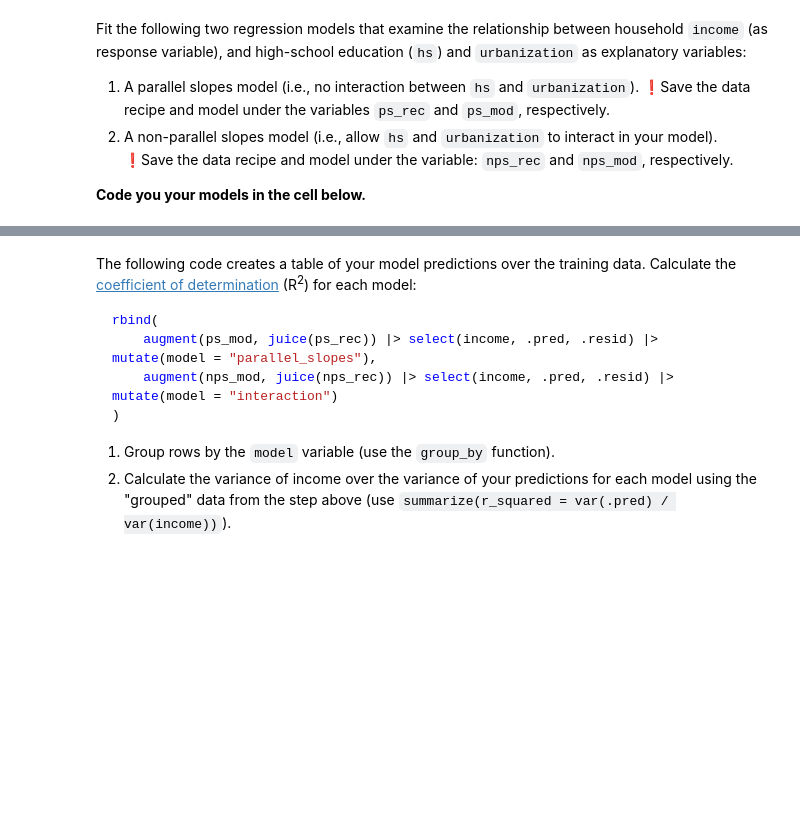
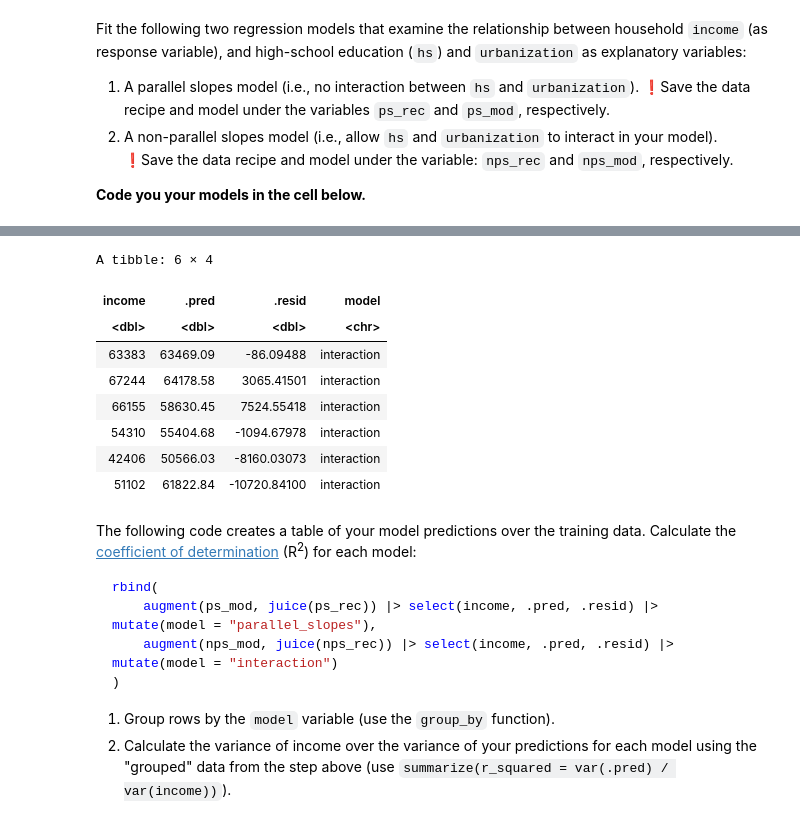
Before and after one commit to UNC-DATA-730/unit-4-assignment-brosario10-ros, a Jupyter notebook: assignment4.ipynb, the cells around one changed output, grey strips where cells are left out. Saved outputs shown, nothing was run; the diff lists cells and outputs as text; code cells hidden in the pictures; blank space fills up the shorter version.

```diff
--- a/assignment4.ipynb
+++ b/assignment4.ipynb
@@ -146,3 +261,16 @@ ps_mod
+# %%
+# Preview the interaction results
+augment(nps_mod, juice(nps_rec_prepped)) |> select(income, .pred, .resid) |> mutate(model = "interaction") |> head()
+# %% [output]
+A tibble: 6 × 4
+| income | .pred | .resid | model |
+| <dbl> | <dbl> | <dbl> | <chr> |
+| 63383 | 63469.09 | -86.09488 | interaction |
+| 67244 | 64178.58 | 3065.41501 | interaction |
+| 66155 | 58630.45 | 7524.55418 | interaction |
+| 54310 | 55404.68 | -1094.67978 | interaction |
+| 42406 | 50566.03 | -8160.03073 | interaction |
+| 51102 | 61822.84 | -10720.84100 | interaction |
 # %% [markdown]
 The following code creates a table of your model predictions over the training data. Calculate the [coefficient of determination](https://en.wikipedia.org/wiki/Coefficient_of_determination) (R<sup>2</sup>) for each model:
 
```
Also changed, not shown: parts of 19 cells of this notebook.
